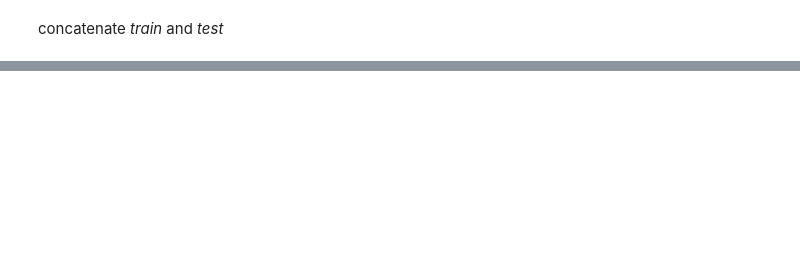
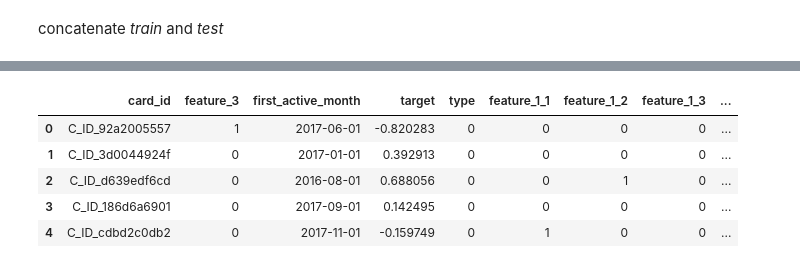
Before and after one commit to Qile-Paul-Chen/Kaggle-Elo-Merchant-Category-Recommendation, a Jupyter notebook: notebooks/1_feature_engineering.ipynb, the cells around one changed output, grey strips where cells are left out. Saved outputs shown, nothing was run; the diff lists cells and outputs as text; code cells hidden in the pictures; blank space fills up the shorter version.

```diff
--- a/notebooks/1_feature_engineering.ipynb
+++ b/notebooks/1_feature_engineering.ipynb
@@ -75,0 +128,4 @@ merchants.to_pickle('../processed_data/merchants.pkl')
+# %%
+%%time
+historical_transactions = pd.get_dummies(historical_transactions, columns=['category_2','category_3'])
+new_merchant_transactions = pd.get_dummies(new_merchant_transactions, columns=['category_2','category_3'])
@@ -75,0 +142,11 @@ merchants.to_pickle('../processed_data/merchants.pkl')
+# %%
+%%time
+def generate_datetime_features(transactions):
+    transactions['purchase_month'] = transactions['purchase_date'].dt.month
+    transactions['purchase_year'] = transactions['purchase_date'].dt.year
+    transactions['dayofweek'] = transactions['purchase_date'].dt.dayofweek
+    transactions['weekend'] = (transactions['purchase_date'].dt.weekday >=5).astype(int)
+    return transactions
+
+historical_transactions = generate_datetime_features(historical_transactions)
+new_merchant_transactions = generate_datetime_features(new_merchant_transactions)
@@ -75,0 +157,9 @@ merchants.to_pickle('../processed_data/merchants.pkl')
+# %%
+%%time
+def generate_month_diff(transactions):
+    transactions['month_diff'] = ((datetime.datetime.today() - transactions['purchase_date']).dt.days)//30
+    transactions['month_diff'] += transactions['month_lag']
+    return transactions
+
+historical_transactions = generate_month_diff(historical_transactions)
+new_merchant_transactions = generate_month_diff(new_merchant_transactions)
@@ -75,0 +236,9 @@ merchants.to_pickle('../processed_data/merchants.pkl')
+# %%
+%%time
+df_train_test = train_test.merge(agg_historical_transactions,
+                                 on='card_id',
+                                 how='left')
+
+del agg_historical_transactions
+del train_test
+gc.collect()
@@ -75,0 +247,9 @@ merchants.to_pickle('../processed_data/merchants.pkl')
+# %%
+df_train_test.head()
+# %% [output]
+|  | card_id | feature_3 | first_active_month | target | type | feature_1_1 | feature_1_2 | feature_1_3 | ... |
+| 0 | C_ID_92a2005557 | 1 | 2017-06-01 | -0.820283 | 0 | 0 | 0 | 0 | ... |
+| 1 | C_ID_3d0044924f | 0 | 2017-01-01 | 0.392913 | 0 | 0 | 0 | 0 | ... |
+| 2 | C_ID_d639edf6cd | 0 | 2016-08-01 | 0.688056 | 0 | 0 | 1 | 0 | ... |
+| 3 | C_ID_186d6a6901 | 0 | 2017-09-01 | 0.142495 | 0 | 0 | 0 | 0 | ... |
+| 4 | C_ID_cdbd2c0db2 | 0 | 2017-11-01 | -0.159749 | 0 | 1 | 0 | 0 | ... |
```
Also changed, not shown: parts of 35 cells of this notebook.
